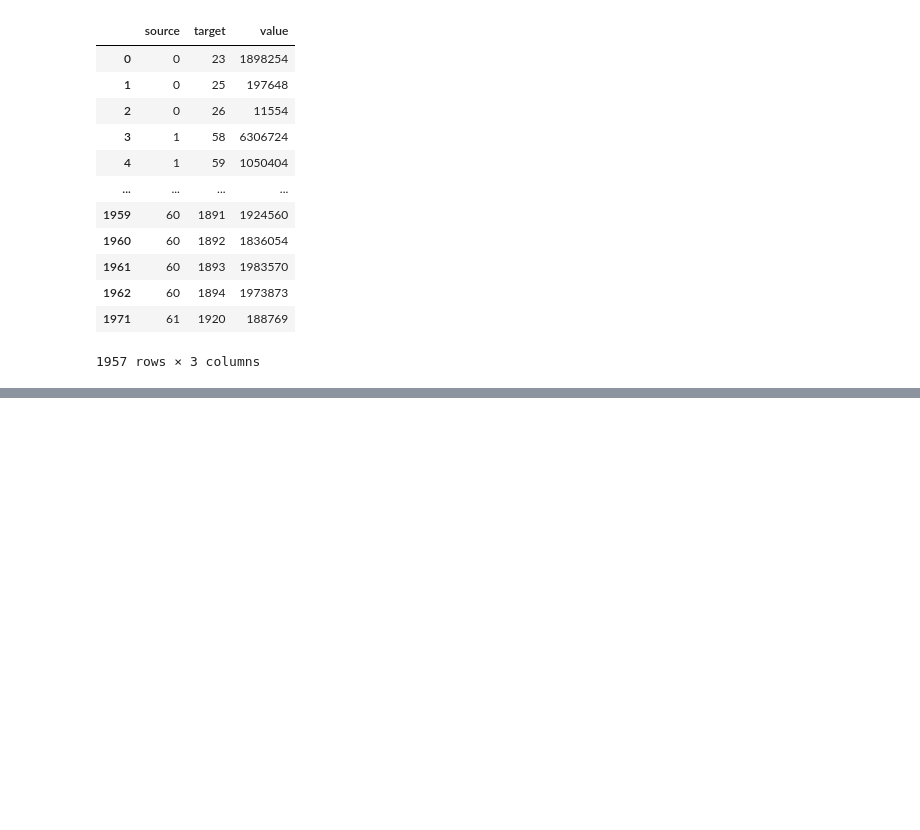
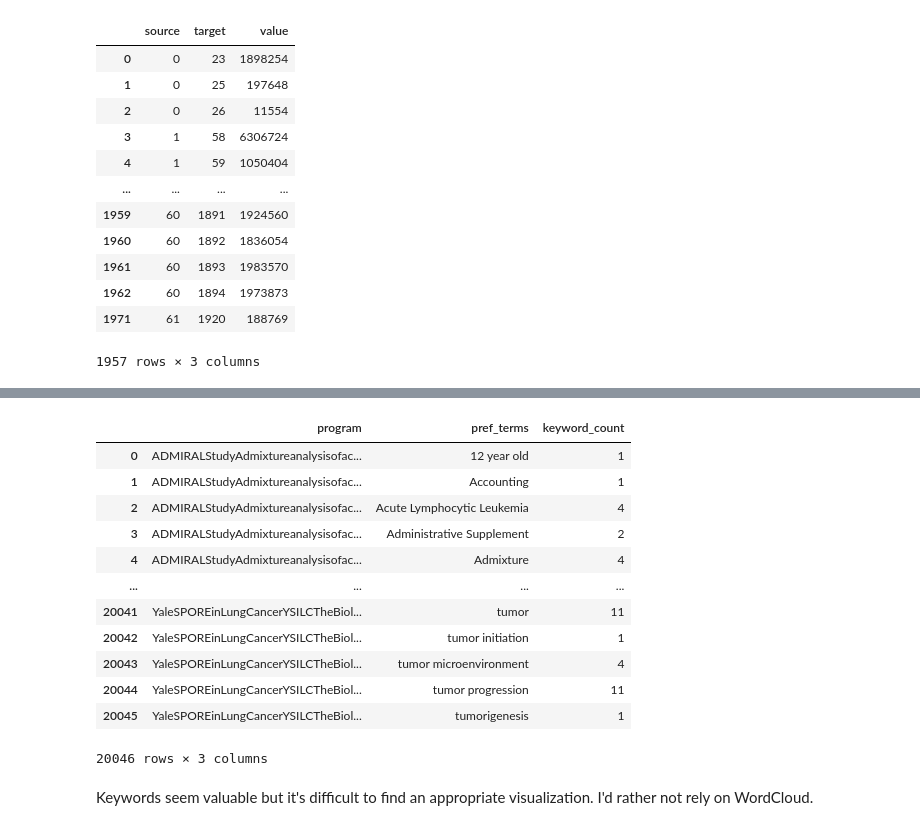
Before and after one commit to CBIIT/INS-Data, a Jupyter notebook: notebooks/03_summary_stats.ipynb, the cells around one changed output, grey strips where cells are left out. Saved outputs shown, nothing was run; the diff lists cells and outputs as text; code cells hidden in the pictures; blank space fills up the shorter version.

```diff
--- a/notebooks/03_summary_stats.ipynb
+++ b/notebooks/03_summary_stats.ipynb
@@ -538,0 +541,24 @@ links
+# %%
+# Split keywords and explode
+keywords_df = df.assign(pref_terms=df['pref_terms'].str.split(';')).explode('pref_terms')
+
+# Count keyword frequencies per program
+keyword_counts = keywords_df.groupby(['program', 'pref_terms']).size().reset_index(name='keyword_count')
+
+keyword_counts
+# %% [output]
+|  | program | pref_terms | keyword_count |
+| 0 | ADMIRALStudyAdmixtureanalysisofac... | 12 year old | 1 |
+| 1 | ADMIRALStudyAdmixtureanalysisofac... | Accounting | 1 |
+| 2 | ADMIRALStudyAdmixtureanalysisofac... | Acute Lymphocytic Leukemia | 4 |
+| 3 | ADMIRALStudyAdmixtureanalysisofac... | Administrative Supplement | 2 |
+| 4 | ADMIRALStudyAdmixtureanalysisofac... | Admixture | 4 |
+| ... | ... | ... | ... |
+| 20041 | YaleSPOREinLungCancerYSILCTheBiol... | tumor | 11 |
+| 20042 | YaleSPOREinLungCancerYSILCTheBiol... | tumor initiation | 1 |
+| 20043 | YaleSPOREinLungCancerYSILCTheBiol... | tumor microenvironment | 4 |
+| 20044 | YaleSPOREinLungCancerYSILCTheBiol... | tumor progression | 11 |
+| 20045 | YaleSPOREinLungCancerYSILCTheBiol... | tumorigenesis | 1 |
+20046 rows × 3 columns
+# %% [markdown]
+Keywords seem valuable but it's difficult to find an appropriate visualization. I'd rather not rely on WordCloud.
```
Also changed, not shown: parts of 10 cells of this notebook, 5 other files.
